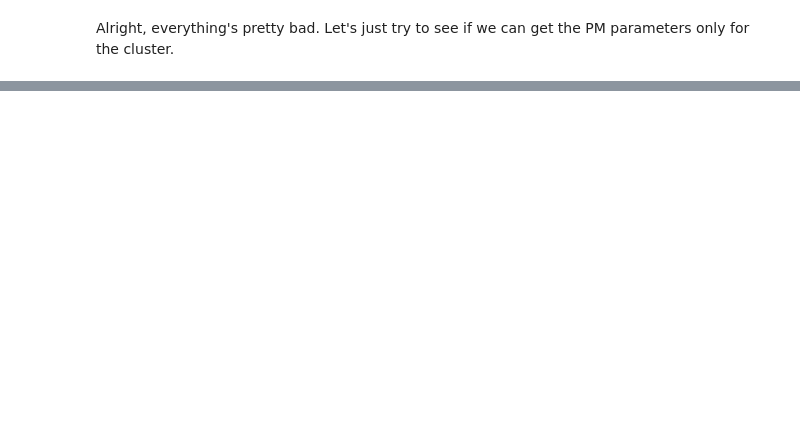
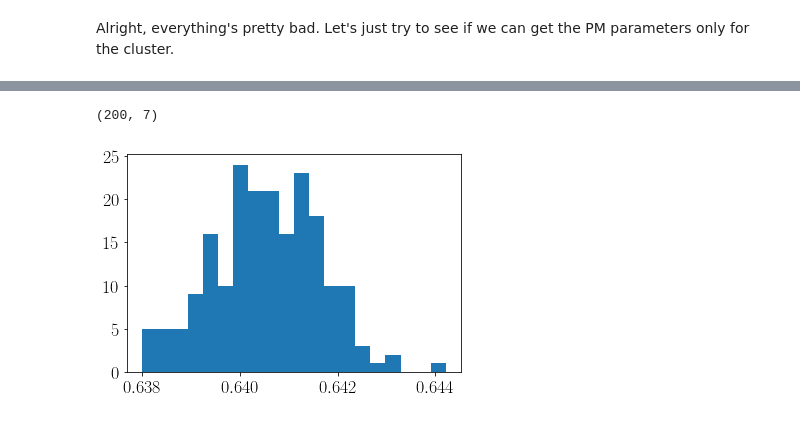
Before and after one commit to pmassana/smc_smash, a Jupyter notebook: 47Tuc cleansing.ipynb, the cells around one changed output, grey strips where cells are left out. Drawn from its saved outputs; the diff is of its cells as text; code cells hidden in the pictures; blank space fills up the shorter version.

```diff
--- a/47Tuc cleansing.ipynb
+++ b/47Tuc cleansing.ipynb
@@ -332,0 +367,31 @@ OK, so take home message is: do only one gaussian, whatever it takes.
+# %%
+def lnprob(theta, x, y):
+    lp = lnprior_2D_2cauchy(theta)
+    if not np.isfinite(lp):
+        return -np.inf
+    return lp + lnlike_2D_2cauchy(theta, x, y)
+# %%
+# For 2 dimensions and 2 components
+ndim, nwalkers = 7, 100
+init_pos = [[0.5, 0.5, -1.0, 1.0, 5.0, -2.5, 1.0] + 1e-3*np.random.randn(ndim) for i in range(nwalkers)]
+# %%
+time_start = time.time()
+
+number_mcmc = 200
+number_iterations = 2000
+params = []
+for i in range(number_mcmc):
+    random_pms = []
+    for pm, covariance in zip(proper_motions.T, covar):
+        random_pm = np.random.multivariate_normal(pm, covariance)
+        random_pms.append(random_pm)
+    random_pms = np.array(random_pms).T
+    with Pool() as pool:
+        sampler = emcee.EnsembleSampler(nwalkers, ndim, lnprob, args=(random_pms[0], random_pms[1]), pool=pool)
+        sampler.run_mcmc(init_pos, number_iterations)
+    samples = sampler.chain[:, 400:, :].reshape((-1, ndim))
+    params.append(np.percentile(samples, 50, axis=0))
+    print(i)
+
+time_end = time.time()
+print( (time_end-time_start) )
@@ -332,0 +416,5 @@ OK, so take home message is: do only one gaussian, whatever it takes.
+# %%
+params_array = np.array(params)
+print(params_array.shape)
+# %% [output]
+(200, 7)
@@ -332,0 +423,5 @@ OK, so take home message is: do only one gaussian, whatever it takes.
+# %%
+plt.hist(params_array[:,3], bins=20)
+plt.show()
+# %% [output]
+[figure, added]
```
Also changed, not shown: parts of 45 cells of this notebook.
